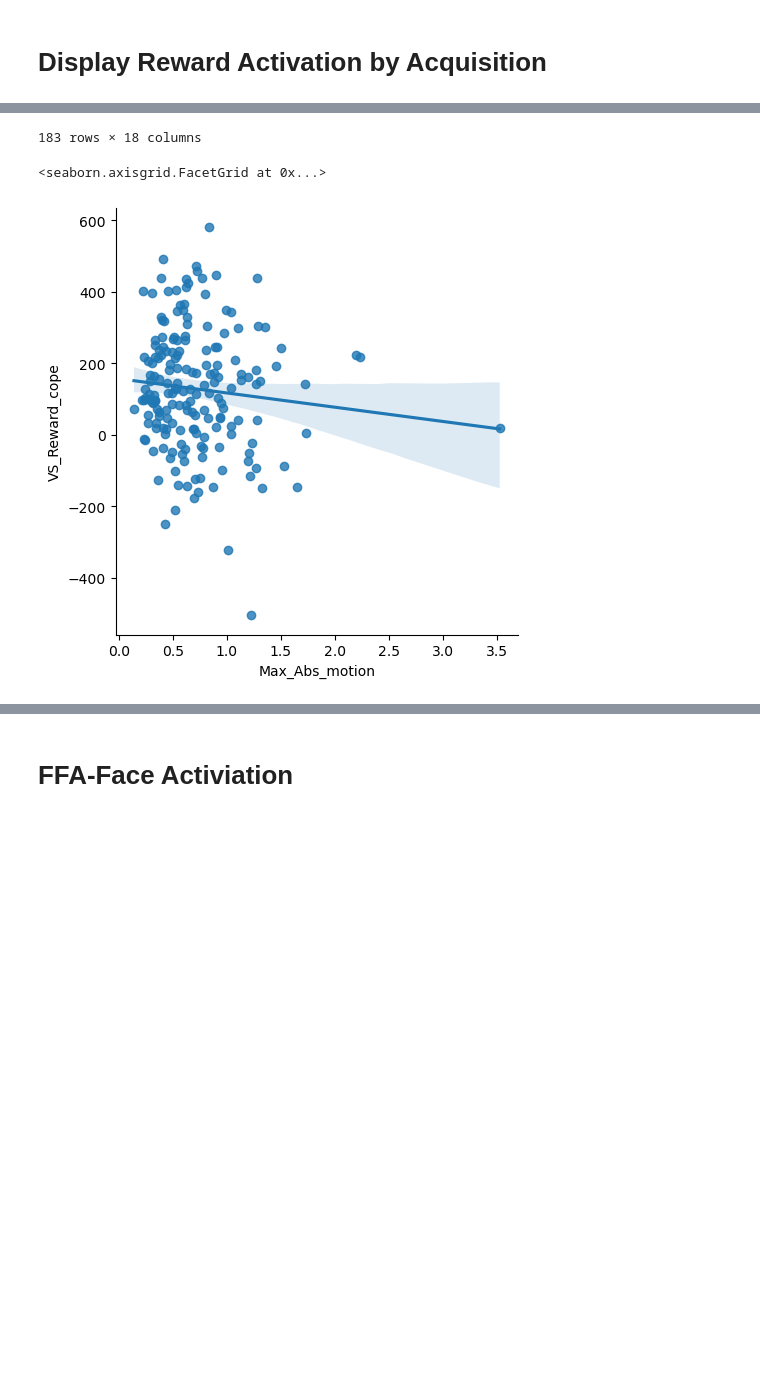
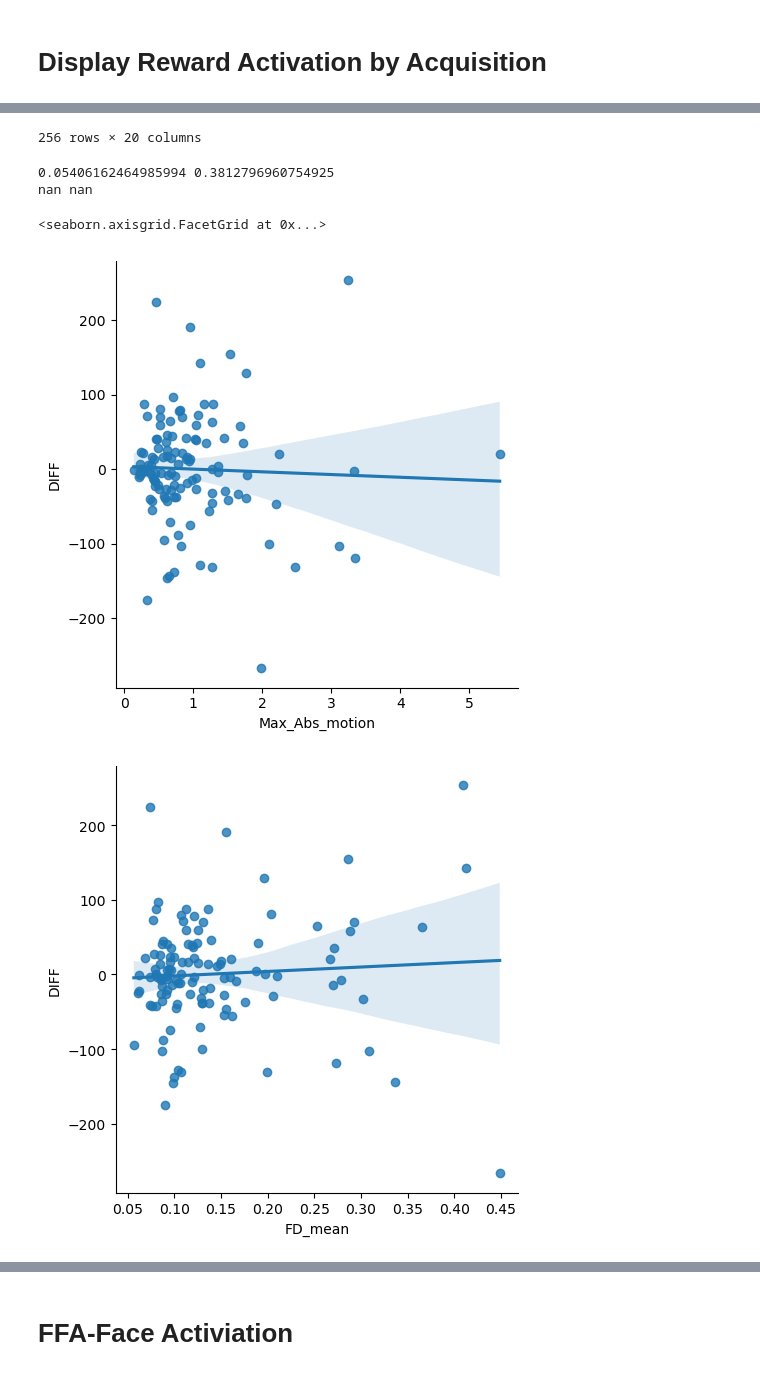
Before and after one commit to DVS-Lab/rf1-mbme-pilot, a Jupyter notebook: code/Zstat_analysis&figures.ipynb, the cells around one changed output, grey strips where cells are left out. Drawn from its saved outputs; the diff is of its cells as text; code cells hidden in the pictures; blank space fills up the shorter version.

```diff
--- a/code/Zstat_analysis&figures.ipynb
+++ b/code/Zstat_analysis&figures.ipynb
@@ -64,9 +64,9 @@ for index,row in subs.iterrows():
     sub=row['sub']
     acq=row['acq']
     act.append(os.path.exists(
-        project_dir+'/derivatives/fsl/%s/L1_task-sharedreward_model-1_type-act_acq-%s_sm-4.feat/stats/zstat11.nii.gz'%(sub,acq)))
+        project_dir+'/derivatives/fsl/%s/L1_task-sharedreward_model-1_type-act_acq-%s_sm-4.feat/stats/tstat11.nii.gz'%(sub,acq)))
     ppi.append(os.path.exists(
-        project_dir+'/derivatives/fsl/%s/L1_task-sharedreward_model-1_type-ppi_seed-VS_thr5_acq-%s_sm-4.feat/stats/zstat11.nii.gz'%(sub,acq)))
+        project_dir+'/derivatives/fsl/%s/L1_task-sharedreward_model-1_type-ppi_seed-VS_thr5_acq-%s_sm-4.feat/stats/tstat11.nii.gz'%(sub,acq)))
     L2ppi.append(os.path.exists(
         project_dir+'/derivatives/fsl/%s/L2_task-sharedreward_model-1_type-ppi_seed-VS_thr5_sm-4.gfeat/cope10.feat/stats/cope1.nii.gz'%(sub)))
 
@@ -183,30 +206,32 @@ mod_df=sub_df.melt(id)
 # Display Reward Activation by Acquisition
 # %%
 import statsmodels.formula.api as smf
-plt_df=subs.dropna()
+plt_df=subs
+
 
 for HC in plt_df['HeadCoil'].unique():
     mod_df = plt_df[plt_df['HeadCoil'] == HC]
+    print(len(mod_df))
     print(HC)
-    print("z-stat")
-    res=smf.mixedlm('VS_Reward_zstats ~ MB * ME',data=mod_df,groups=mod_df['sub']).fit()
+    print("t-stat")
+    res=smf.ols('VS_Reward_tstats ~ MB * ME+FD_mean',data=mod_df,groups=mod_df['sub']).fit()
     display(res.summary())
     print("beta")
-    res=smf.mixedlm('VS_Reward_cope ~ MB * ME',data=mod_df,groups=mod_df['sub']).fit()
+    res=smf.ols('VS_Reward_cope ~ MB * ME+FD_mean',data=mod_df,groups=mod_df['sub']).fit()
     display(res.summary())
 
-print("Results for Zstatistics")
-res=smf.mixedlm('VS_Reward_zstats ~ MB * ME * HeadCoil',data=plt_df,groups=plt_df['sub']).fit()
+print("Results for tstatistics")
+res=smf.ols('VS_Reward_tstats ~ MB * ME * HeadCoil+FD_mean',data=plt_df,groups=plt_df['sub']).fit()
 display(res.summary())
 
-sns.catplot(x='MB',y='VS_Reward_zstats',hue='ME',data=plt_df,kind='bar',ci=68,
+sns.catplot(x='MB',y='VS_Reward_tstats',hue='ME',data=plt_df,kind='bar',ci=68,
             order=[1,3,6],col='HeadCoil')
 
-plt.savefig("../derivatives/figures/assets/Reward_VS-act_zstat.svg")
+plt.savefig("../derivatives/figures/assets/Reward_VS-act_tstat.svg")
 plt.show()
 
 print("Results for Cope")
-res=smf.mixedlm('VS_Reward_cope ~ MB * ME * HeadCoil',data=plt_df,groups=plt_df['sub']).fit()
+res=smf.ols('VS_Reward_cope ~ MB * ME * HeadCoil+FD_mean',data=plt_df,groups=plt_df['sub']).fit()
 display(res.summary())
 sns.catplot(x='MB',y='VS_Reward_cope',hue='ME',col='HeadCoil',ci=68,
             data=plt_df,kind='bar',order=[1,3,6])
@@ -215,7 +240,7 @@ plt.savefig("../derivatives/figures/assets/Reward_VS-act_cope.svg")
 plt.show()
 
 # print("Results for VarCope")
-# res=smf.mixedlm('VS_Reward_varcope ~ MB * ME * HeadCoil',data=plt_df,groups=plt_df['sub']).fit()
+# res=smf.ols('VS_Reward_varcope ~ MB * ME * HeadCoil',data=plt_df,groups=plt_df['sub']).fit()
 # display(res.summary())
 # sns.catplot(x='MB',y='VS_Reward_varcope',hue='ME',col='HeadCoil',
 #             data=plt_df,kind='bar',order=[1,3,6])
@@ -280,5 +299,19 @@ beta
 # %%
 display(plt_df)
-sns.lmplot(x='Max_Abs_motion',y='VS_Reward_cope',data=plt_df)
+from scipy.stats import pearsonr, spearmanr,kendalltau
+plt_df=plt_df.dropna()
+plt_df['DIFF']=plt_df['VS_Reward_cope']-plt_df['VS_Reward_cope_tedana']
+r,p=kendalltau(plt_df['FD_mean'],plt_df['DIFF'])
+print(r,p)
+
+sns.lmplot(x='Max_Abs_motion',y='DIFF',data=plt_df)
+sns.lmplot(x='FD_mean',y='DIFF',data=plt_df)
+
+plt_df['DIFF']=plt_df['VS_Reward_tstats']-plt_df['VS_Reward_tstat_tedana']
+r,p=kendalltau(plt_df['FD_mean'],plt_df['DIFF'])
+print(r,p)
+
+sns.lmplot(x='Max_Abs_motion',y='DIFF',data=plt_df)
+sns.lmplot(x='FD_mean',y='DIFF',data=plt_df,hue='FD_exclusion')
 # %% [output]
 |  | index | sub | acq | TrialCount_misses | Max_Abs_motion | FD_mean | FD_exclusion | ABS_exclusion | ... |
@@ -296,3 +329,6 @@ sns.lmplot(x='Max_Abs_motion',y='VS_Reward_cope',data=plt_df)
-183 rows × 18 columns
+256 rows × 20 columns
-<seaborn.axisgrid.FacetGrid at 0x...>
+0.05406162464985994 0.3812796960754925
+nan nan
+<seaborn.axisgrid.FacetGrid at 0x...>
-[figure, old version]
+[figure, new version]
+[figure, added]
```
Also changed, not shown: parts of 18 cells of this notebook, 13 other files.
